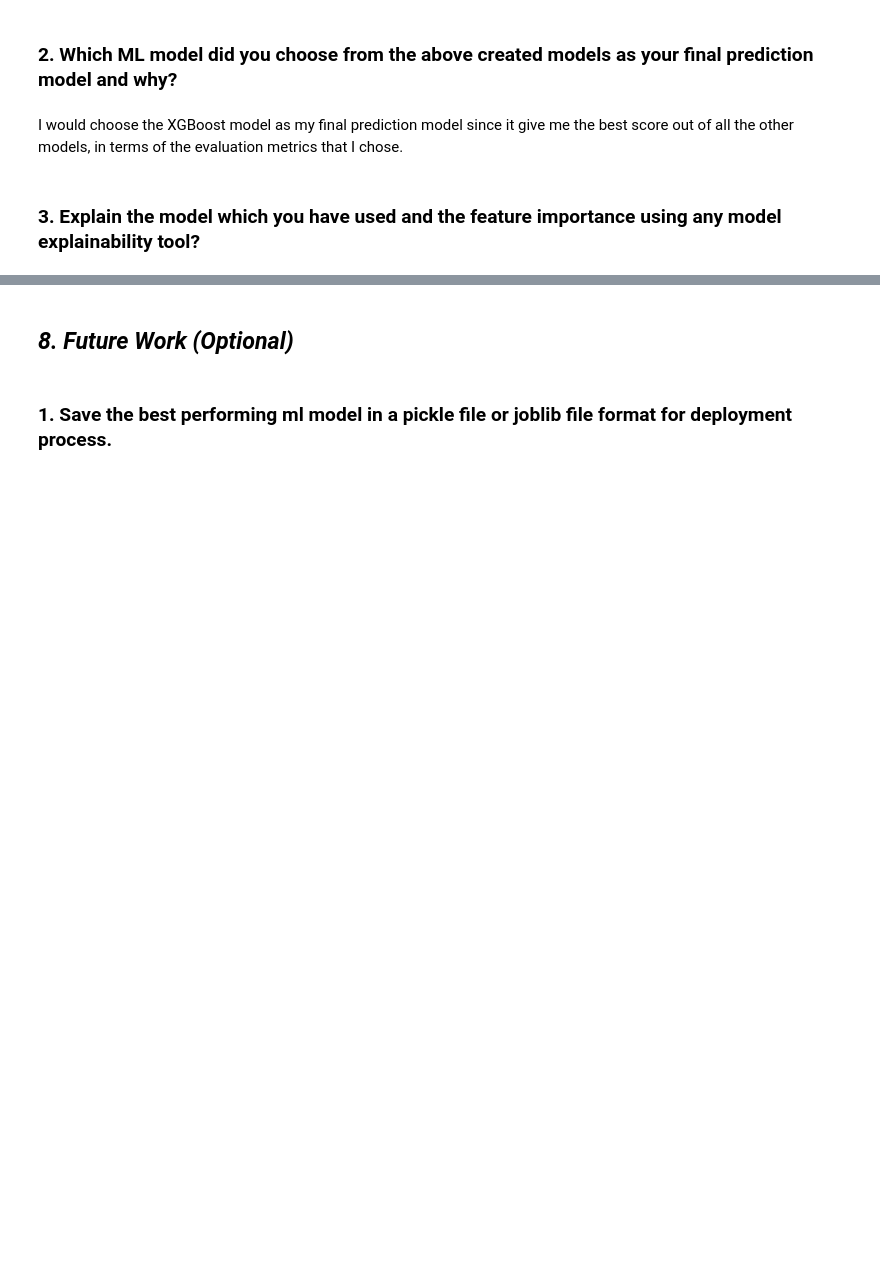
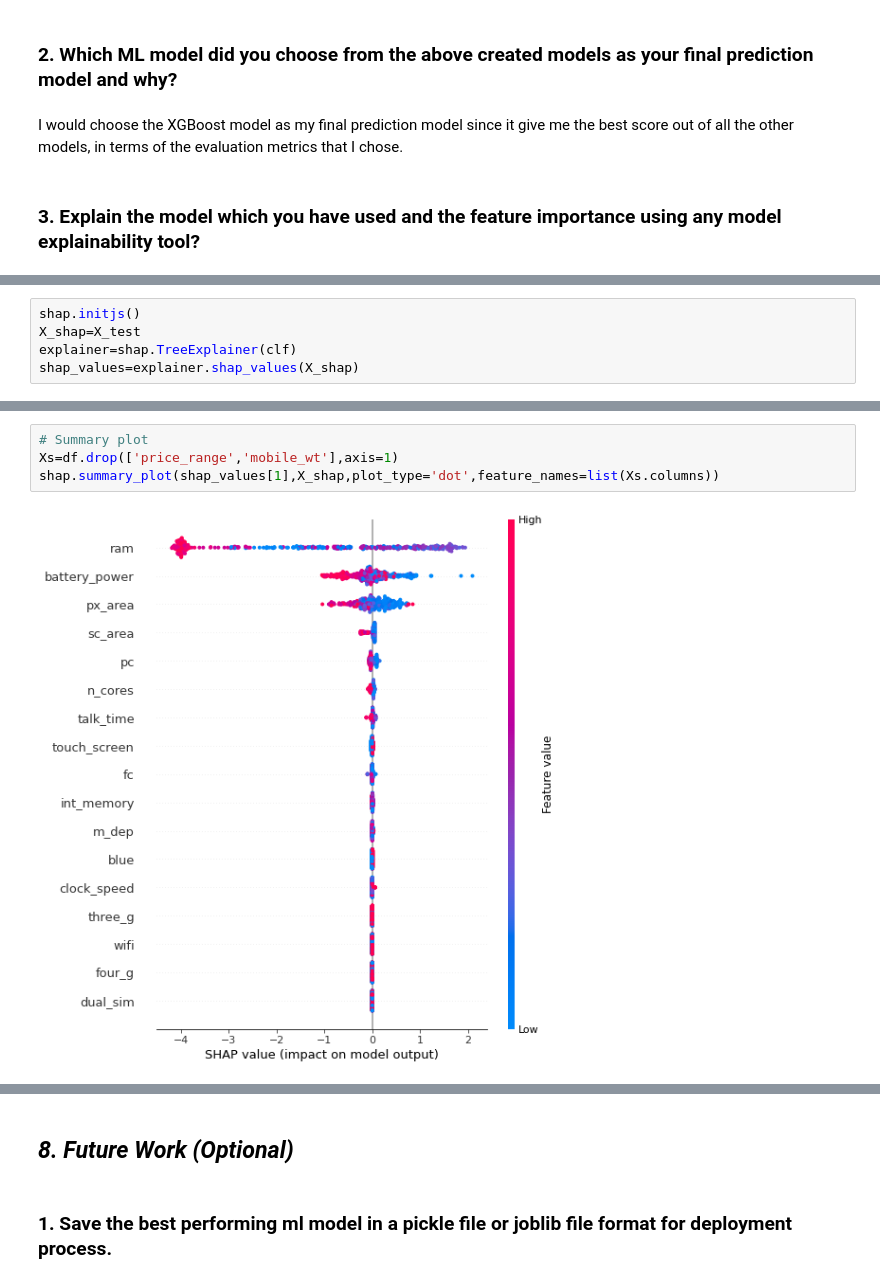
Before and after one commit to Sharath670/Mobile-Price-Range-Prediction-CP-3-, a Jupyter notebook: Mobile_price_range_prediction(CP3).ipynb, the cells around one changed output, grey strips where cells are left out. Drawn from its saved outputs; the diff is of its cells as text; blank space fills up the shorter version.

```diff
--- a/Mobile_price_range_prediction(CP3).ipynb
+++ b/Mobile_price_range_prediction(CP3).ipynb
@@ -1368,0 +1408,5 @@ Answer Here.
+# %%
+shap.initjs()
+X_shap=X_test
+explainer=shap.TreeExplainer(clf)
+shap_values=explainer.shap_values(X_shap)
@@ -1368,0 +1415,6 @@ Answer Here.
+# %%
+# Summary plot
+Xs=df.drop(['price_range','mobile_wt'],axis=1)
+shap.summary_plot(shap_values[1],X_shap,plot_type='dot',feature_names=list(Xs.columns))
+# %% [output]
+[figure, added]
```
Also changed, not shown: parts of 55 cells of this notebook.
